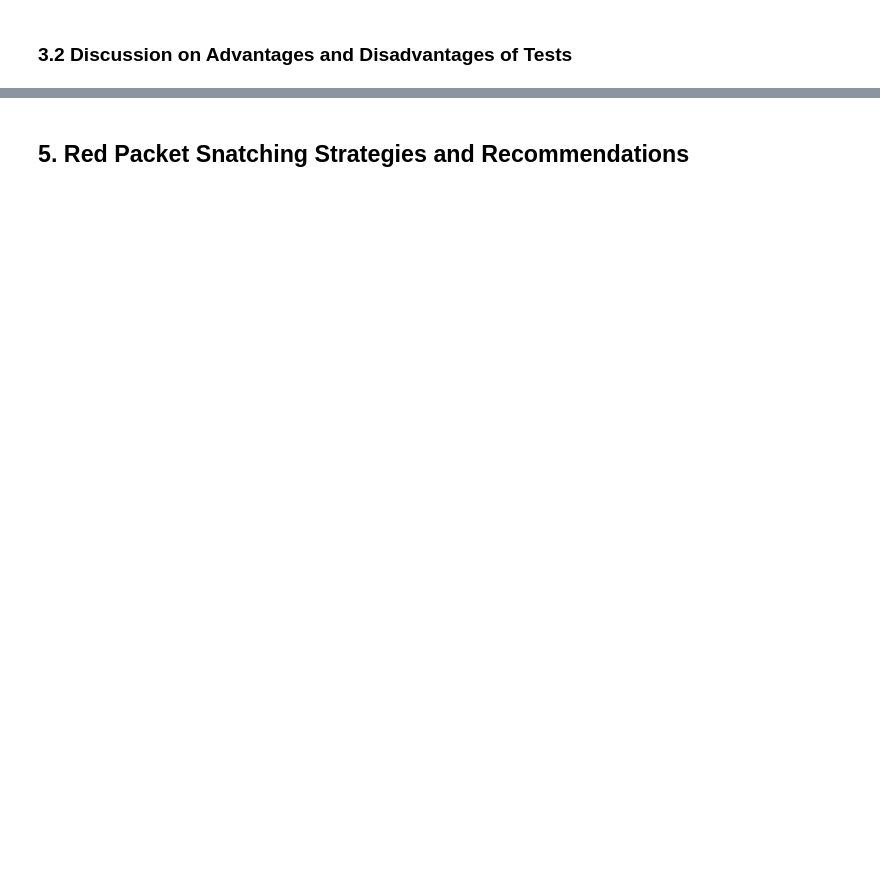
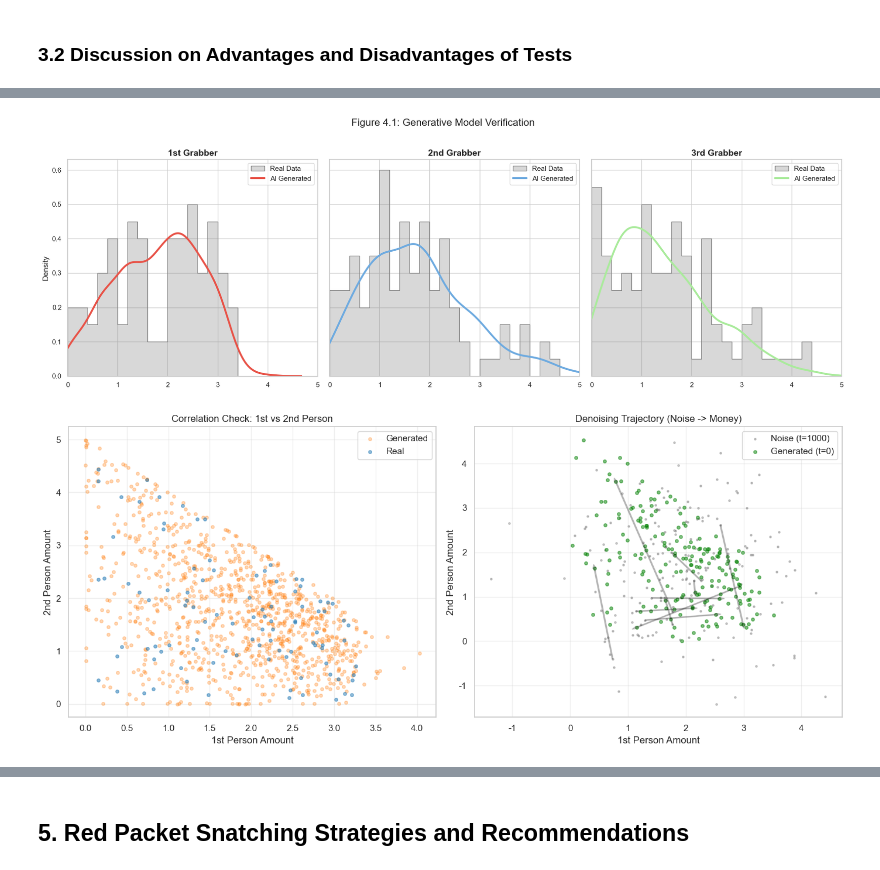
Before and after one commit to Dan-dlp/SI140A.01-Project3, a Jupyter notebook: report/report.ipynb, the cells around one changed output, grey strips where cells are left out. Drawn from its saved outputs; the diff is of its cells as text; code cells hidden in the pictures; blank space fills up the shorter version.

```diff
--- a/report/report.ipynb
+++ b/report/report.ipynb
@@ -52,0 +849,67 @@ We collected empirical data from WeChat Red Envelope scenarios, including the sc
+# %%
+# 4. Visualization and Validation
+sns.set_theme(style="whitegrid")
+
+# Plot 1: Distribution Comparison
+fig, axes = plt.subplots(1, 3, figsize=(18, 6), sharey=True)
+colors = ['#E85348', '#6FABE0', '#AAEB9C']
+labels = ['1st Grabber', '2nd Grabber', '3rd Grabber']
+
+for i in range(3):
+    # Plot Real Data (Histogram)
+    sns.histplot(raw_data[:, i], bins=25, binrange=(0, 5), stat='density', alpha=0.3,
+                 label='Real Data', color='gray', ax=axes[i], element="step")
+
+    # Plot Generated Data (KDE)
+    sns.kdeplot(generated_final[:, i], color=colors[i], linewidth=3,
+                label='AI Generated', ax=axes[i], clip=(0, 5), bw_adjust=1.0)
+
+    axes[i].set_xlim(0, 5)
+    axes[i].set_title(f'{labels[i]}', fontsize=14, fontweight='bold')
+    axes[i].legend(loc='upper right')
+
+plt.suptitle('Figure 4.1: Generative Model Verification', fontsize=16, y=1.02)
+plt.tight_layout()
+plt.show()
+
+# Plot 2: Correlation and Denoising Trajectory
+plt.figure(figsize=(14, 6))
+
+# Subplot A: Correlation Check
+plt.subplot(1, 2, 1)
+plt.scatter(generated_final[:, 0], generated_final[:, 1], alpha=0.3, s=15, label='Generated', color='#ff7f0e')
+plt.scatter(raw_data[:, 0], raw_data[:, 1], alpha=0.5, s=15, label='Real', color='#1f77b4')
+plt.title("Correlation Check: 1st vs 2nd Person")
+plt.xlabel("1st Person Amount")
+plt.ylabel("2nd Person Amount")
+plt.legend()
+plt.grid(True, alpha=0.3)
+
+# Subplot B: Denoising Trajectory
+plt.subplot(1, 2, 2)
+# Start points: Pure Noise (t=1000)
+start_points = scaler.inverse_transform(sample_history[0])[:200]
+plt.scatter(start_points[:, 0], start_points[:, 1], c='#4d4d4d', alpha=0.3, s=5, label='Noise (t=1000)')
+
+# End points: Generated Data (t=0)
+end_points = generated_final[:200]
+plt.scatter(end_points[:, 0], end_points[:, 1], c='green', alpha=0.5, s=15, label='Generated (t=0)')
+
+# Draw flow arrows
+for j in range(10):
+    plt.arrow(start_points[j, 0], start_points[j, 1],
+              end_points[j, 0] - start_points[j, 0],
+              end_points[j, 1] - start_points[j, 1],
+              color='black', alpha=0.2, width=0.02)
+
+plt.title("Denoising Trajectory (Noise -> Money)")
+plt.xlabel("1st Person Amount")
+plt.ylabel("2nd Person Amount")
+plt.legend()
+plt.grid(True, alpha=0.3)
+
+plt.tight_layout()
+plt.show()
+# %% [output]
+[figure, added]
+[figure, added]
```
Also changed, not shown: parts of 41 cells of this notebook, 1 other file.
